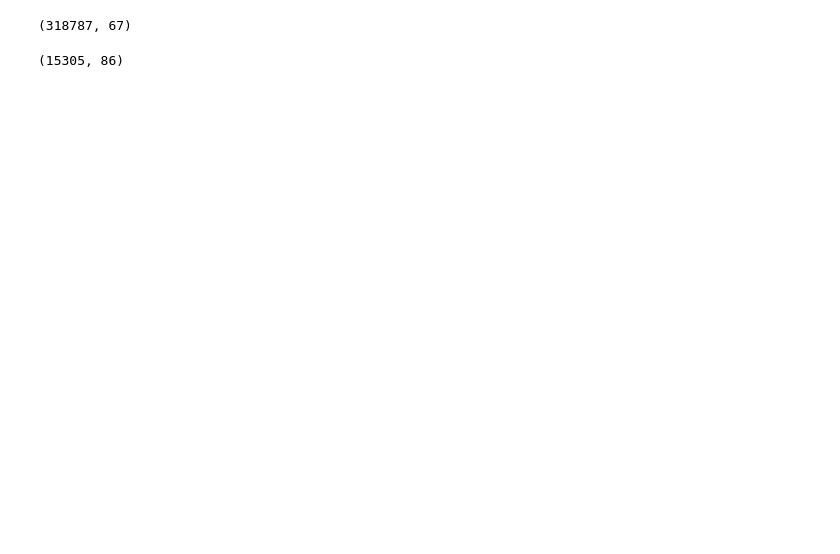
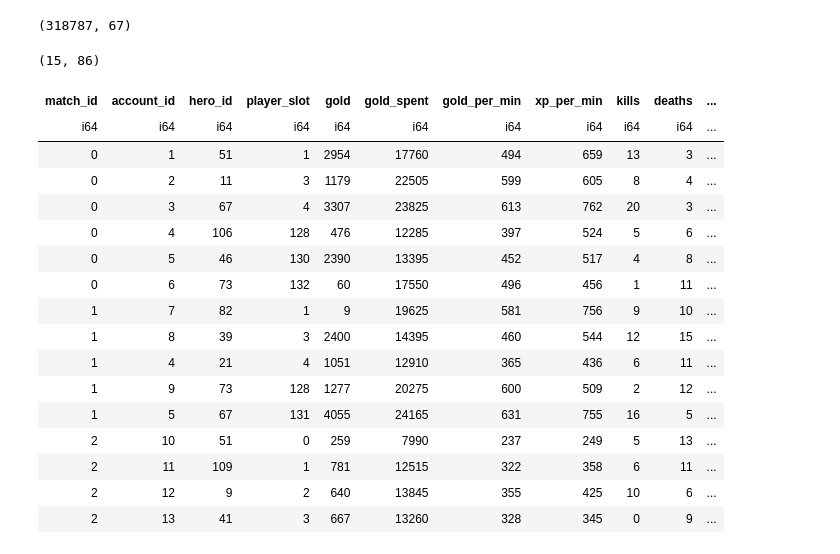
Before and after one commit to akanz1/polars_vs_pandas, a Jupyter notebook: notebooks/polars_lazy.ipynb, the cells around one changed output. Drawn from its saved outputs; the diff is of its cells as text; code cells hidden in the pictures; blank space fills up the shorter version.

```diff
--- a/notebooks/polars_lazy.ipynb
+++ b/notebooks/polars_lazy.ipynb
@@ -66,7 +80,27 @@ pl_final.shape
 # %% [output]
 (318787, 67)
 # %%
-pl_final_fetch = pl_final_lazy.fetch(n_rows=int(1_000_000))  # take a number of rows from the initial files and run the code -> 18Mio in purchase_log -> 100 Mio limit fetches all data
+pl_final_fetch = pl_final_lazy.fetch(n_rows=int(1_000))  # take a number of rows from the initial files and run the code -> 18Mio in purchase_log -> 100 Mio limit fetches all data
 pl_final_fetch.shape
 # %% [output]
-(15305, 86)
+(15, 86)
+# %%
+pl_final_fetch
+# %% [output]
+| match_id | account_id | hero_id | player_slot | gold | gold_spent | gold_per_min | xp_per_min | kills | deaths | ... |
+| i64 | i64 | i64 | i64 | i64 | i64 | i64 | i64 | i64 | i64 | ... |
+| 0 | 1 | 51 | 1 | 2954 | 17760 | 494 | 659 | 13 | 3 | ... |
+| 0 | 2 | 11 | 3 | 1179 | 22505 | 599 | 605 | 8 | 4 | ... |
+| 0 | 3 | 67 | 4 | 3307 | 23825 | 613 | 762 | 20 | 3 | ... |
+| 0 | 4 | 106 | 128 | 476 | 12285 | 397 | 524 | 5 | 6 | ... |
+| 0 | 5 | 46 | 130 | 2390 | 13395 | 452 | 517 | 4 | 8 | ... |
+| 0 | 6 | 73 | 132 | 60 | 17550 | 496 | 456 | 1 | 11 | ... |
+| 1 | 7 | 82 | 1 | 9 | 19625 | 581 | 756 | 9 | 10 | ... |
+| 1 | 8 | 39 | 3 | 2400 | 14395 | 460 | 544 | 12 | 15 | ... |
+| 1 | 4 | 21 | 4 | 1051 | 12910 | 365 | 436 | 6 | 11 | ... |
+| 1 | 9 | 73 | 128 | 1277 | 20275 | 600 | 509 | 2 | 12 | ... |
+| 1 | 5 | 67 | 131 | 4055 | 24165 | 631 | 755 | 16 | 5 | ... |
+| 2 | 10 | 51 | 0 | 259 | 7990 | 237 | 249 | 5 | 13 | ... |
+| 2 | 11 | 109 | 1 | 781 | 12515 | 322 | 358 | 6 | 11 | ... |
+| 2 | 12 | 9 | 2 | 640 | 13845 | 355 | 425 | 10 | 6 | ... |
+| 2 | 13 | 41 | 3 | 667 | 13260 | 328 | 345 | 0 | 9 | ... |
```
Also changed, not shown: parts of 1 cell of this notebook, 4 other files.
